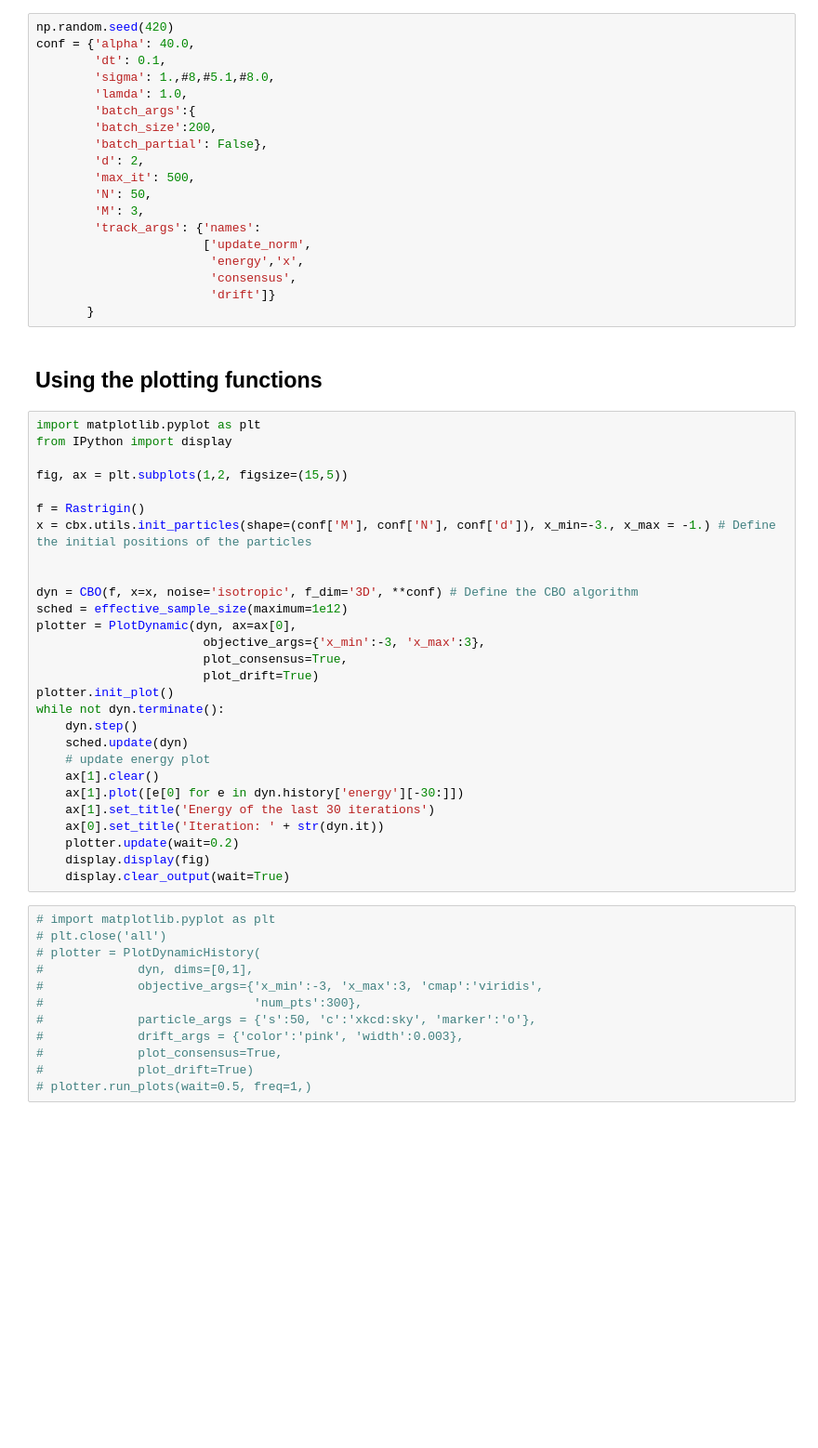
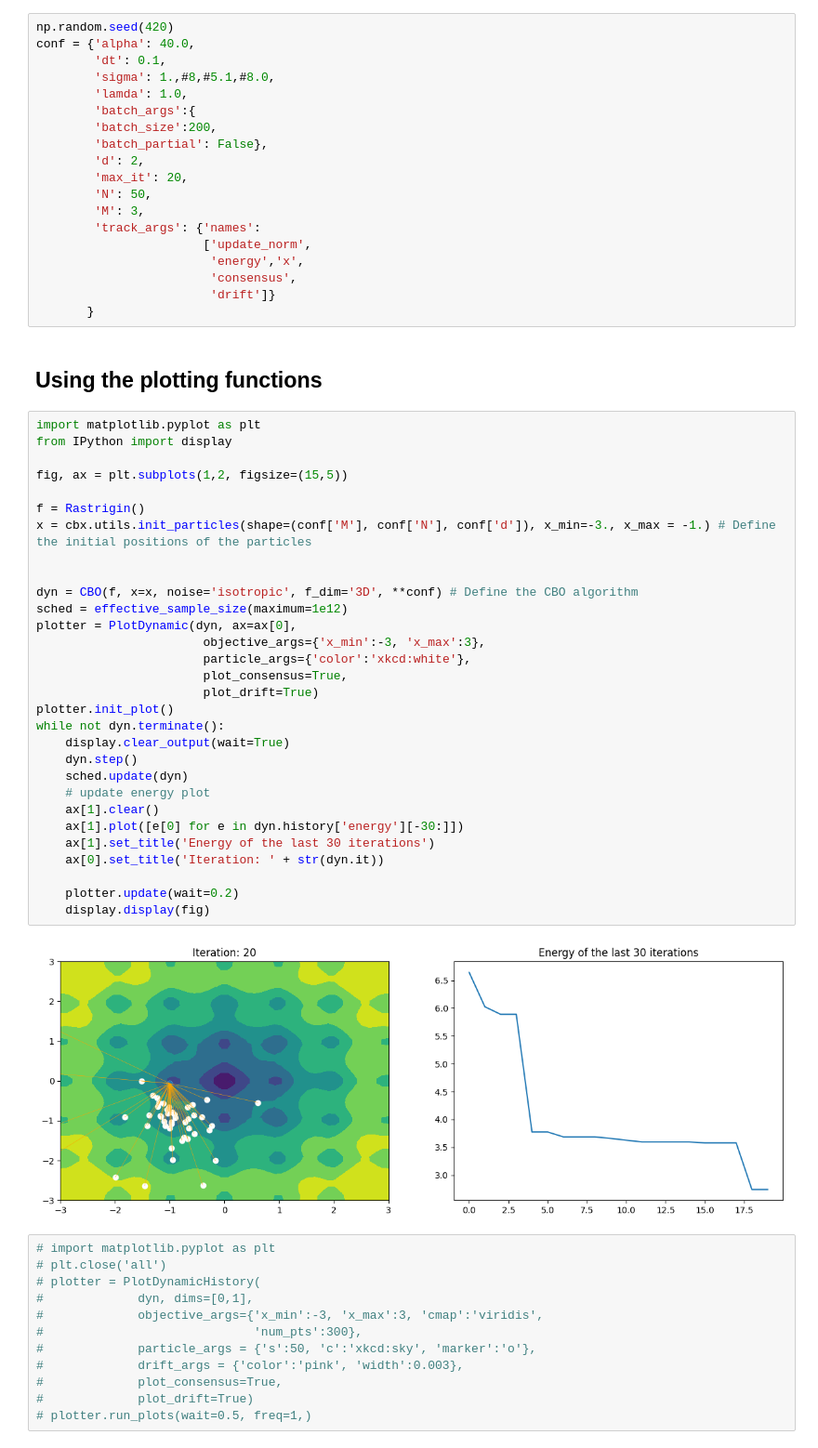
Before and after one commit to PdIPS/CBXpy, a Jupyter notebook: docs/examples/low_level.ipynb, the cells around one changed output. Shown at 93% size. Cells and saved outputs as stored; diff of their text form; blank space fills up the shorter version.

```diff
--- a/docs/examples/low_level.ipynb
+++ b/docs/examples/low_level.ipynb
@@ -20,7 +23,7 @@ conf = {'alpha': 40.0,
         'batch_size':200,
         'batch_partial': False},
         'd': 2,
-        'max_it': 500,
+        'max_it': 20,
         'N': 50,
         'M': 3,
         'track_args': {'names':
@@ -34,31 +37,35 @@ conf = {'alpha': 40.0,
 # %%
 import matplotlib.pyplot as plt
 from IPython import display
 
 fig, ax = plt.subplots(1,2, figsize=(15,5))
 
 f = Rastrigin()
 x = cbx.utils.init_particles(shape=(conf['M'], conf['N'], conf['d']), x_min=-3., x_max = -1.) # Define the initial positions of the particles
 
 
 dyn = CBO(f, x=x, noise='isotropic', f_dim='3D', **conf) # Define the CBO algorithm
 sched = effective_sample_size(maximum=1e12)
 plotter = PlotDynamic(dyn, ax=ax[0],
                        objective_args={'x_min':-3, 'x_max':3},
+                       particle_args={'color':'xkcd:white'},
                        plot_consensus=True,
                        plot_drift=True)
 plotter.init_plot()
 while not dyn.terminate():
+    display.clear_output(wait=True)
     dyn.step()
     sched.update(dyn)
     # update energy plot
     ax[1].clear()
     ax[1].plot([e[0] for e in dyn.history['energy'][-30:]])
     ax[1].set_title('Energy of the last 30 iterations')
     ax[0].set_title('Iteration: ' + str(dyn.it))
+
     plotter.update(wait=0.2)
     display.display(fig)
-    display.clear_output(wait=True)
+# %% [output]
+[figure, added]
 # %%
 # import matplotlib.pyplot as plt
 # plt.close('all')
```
Also changed, not shown: parts of 1 cell of this notebook, 19 other files.
